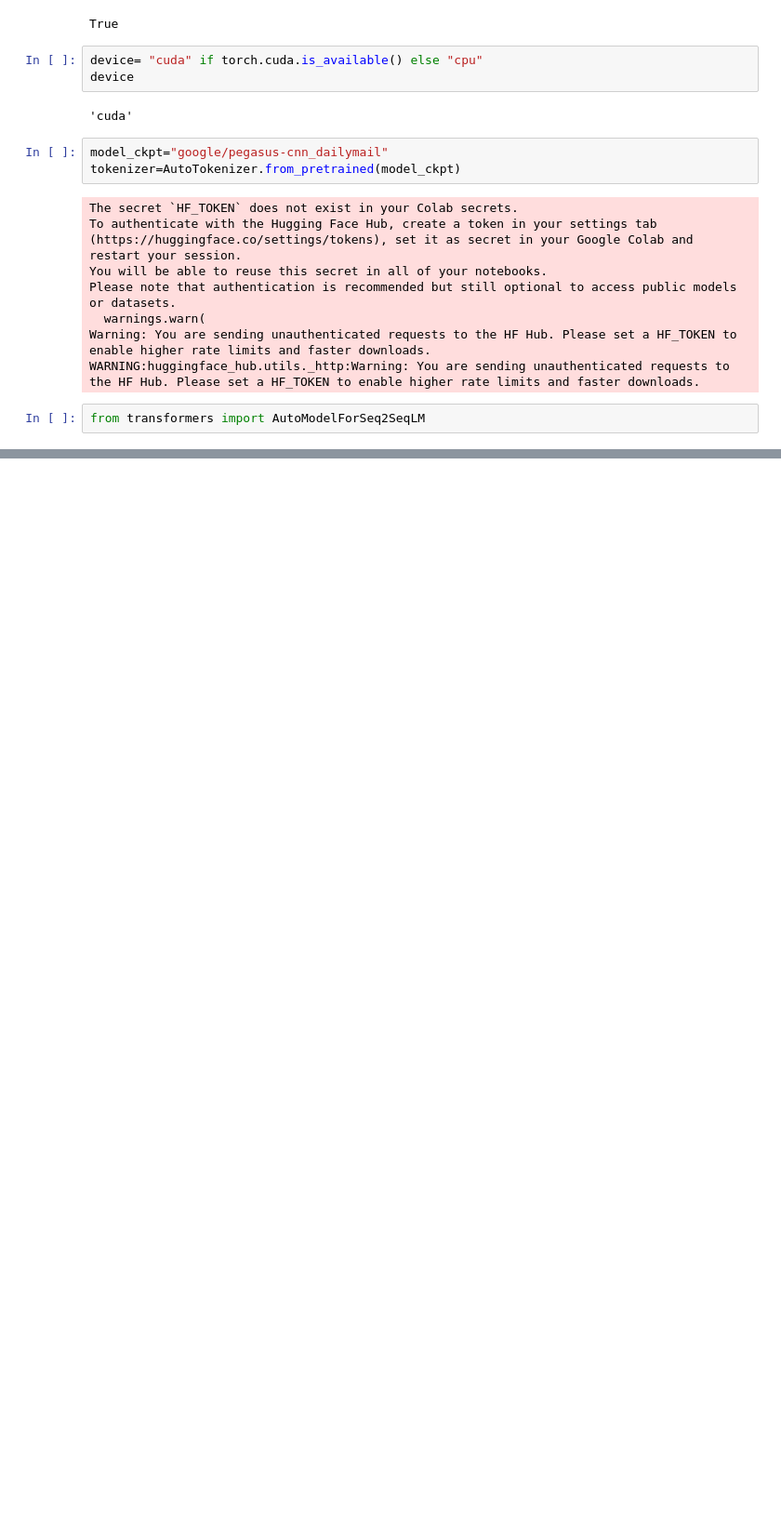
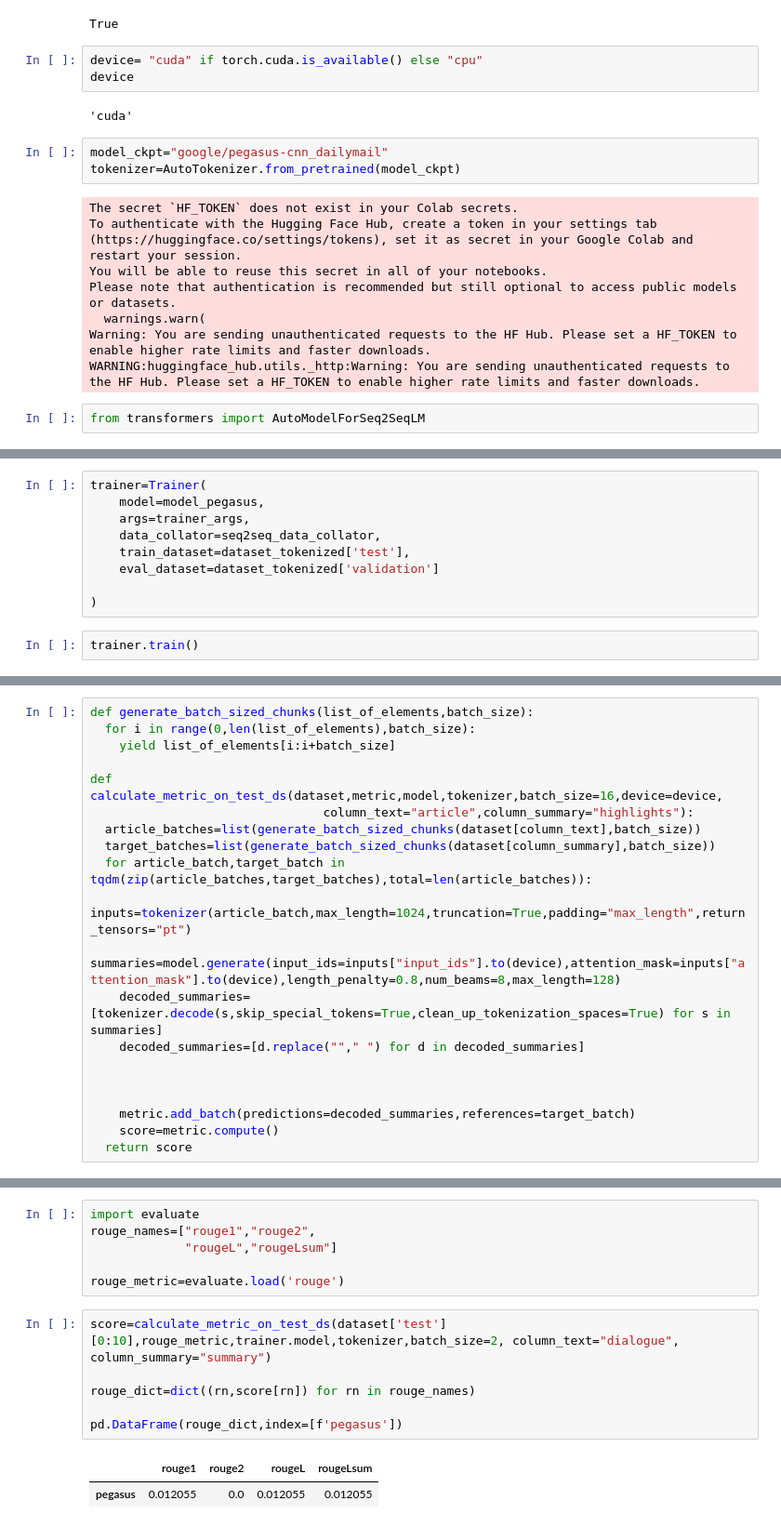
Before and after one commit to Karsuman4298/Generative-AI, a Jupyter notebook: Text_Summarizer_project.ipynb, the cells around one changed output, grey strips where cells are left out. Shown at 93% size. Drawn from its saved outputs; the diff is of its cells as text; blank space fills up the shorter version.

```diff
--- a/Text_Summarizer_project.ipynb
+++ b/Text_Summarizer_project.ipynb
@@ -125,0 +271,11 @@ from transformers import AutoModelForSeq2SeqLM
+# %%
+trainer=Trainer(
+    model=model_pegasus,
+    args=trainer_args,
+    data_collator=seq2seq_data_collator,
+    train_dataset=dataset_tokenized['test'],
+    eval_dataset=dataset_tokenized['validation']
+
+)
+# %%
+trainer.train()
@@ -125,0 +286,20 @@ from transformers import AutoModelForSeq2SeqLM
+# %%
+def generate_batch_sized_chunks(list_of_elements,batch_size):
+  for i in range(0,len(list_of_elements),batch_size):
+    yield list_of_elements[i:i+batch_size]
+
+def calculate_metric_on_test_ds(dataset,metric,model,tokenizer,batch_size=16,device=device,
+                                column_text="article",column_summary="highlights"):
+  article_batches=list(generate_batch_sized_chunks(dataset[column_text],batch_size))
+  target_batches=list(generate_batch_sized_chunks(dataset[column_summary],batch_size))
+  for article_batch,target_batch in tqdm(zip(article_batches,target_batches),total=len(article_batches)):
+    inputs=tokenizer(article_batch,max_length=1024,truncation=True,padding="max_length",return_tensors="pt")
+    summaries=model.generate(input_ids=inputs["input_ids"].to(device),attention_mask=inputs["attention_mask"].to(device),length_penalty=0.8,num_beams=8,max_length=128)
+    decoded_summaries=[tokenizer.decode(s,skip_special_tokens=True,clean_up_tokenization_spaces=True) for s in summaries]
+    decoded_summaries=[d.replace(""," ") for d in decoded_summaries]
+
+
+
+    metric.add_batch(predictions=decoded_summaries,references=target_batch)
+    score=metric.compute()
+  return score
@@ -125,0 +328,15 @@ from transformers import AutoModelForSeq2SeqLM
+# %%
+import evaluate
+rouge_names=["rouge1","rouge2",
+             "rougeL","rougeLsum"]
+
+rouge_metric=evaluate.load('rouge')
+# %%
+score=calculate_metric_on_test_ds(dataset['test'][0:10],rouge_metric,trainer.model,tokenizer,batch_size=2, column_text="dialogue", column_summary="summary")
+
+rouge_dict=dict((rn,score[rn]) for rn in rouge_names)
+
+pd.DataFrame(rouge_dict,index=[f'pegasus'])
+# %% [output]
+|  | rouge1 | rouge2 | rougeL | rougeLsum |
+| pegasus | 0.012055 | 0.0 | 0.012055 | 0.012055 |
```
Also changed, not shown: parts of 27 cells of this notebook.
